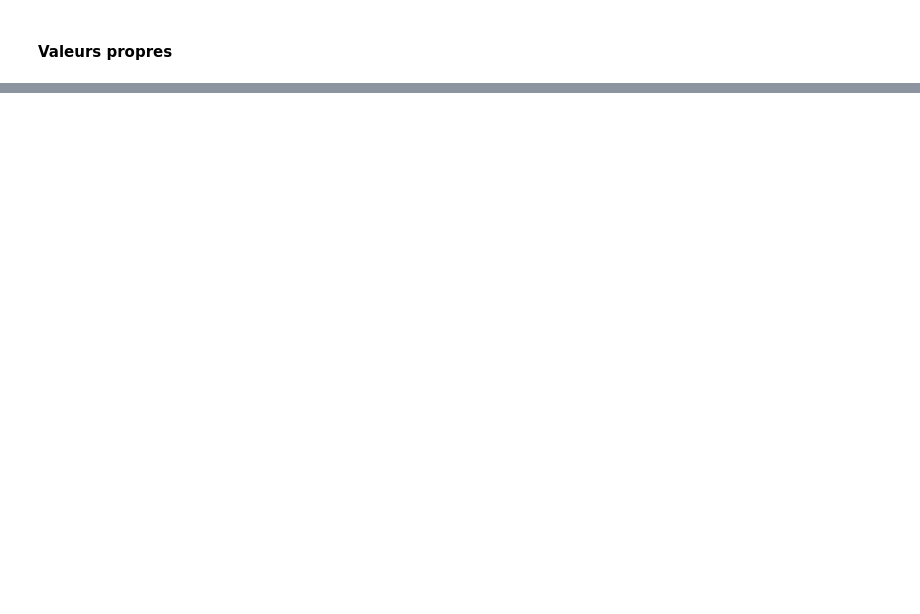
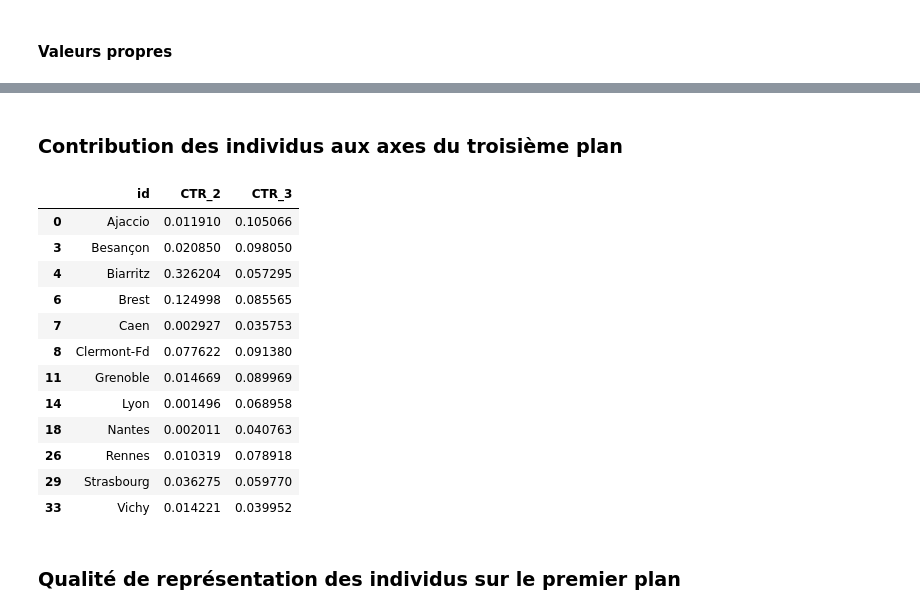
Before and after one commit to Asmaa213/ACP_Typologie_Villes, a Jupyter notebook: acp.ipynb, the cells around one changed output, grey strips where cells are left out. Drawn from its saved outputs; the diff is of its cells as text; code cells hidden in the pictures; blank space fills up the shorter version.

```diff
--- a/acp.ipynb
+++ b/acp.ipynb
@@ -807,0 +283,29 @@ df_ctr_variables[df_ctr_variables['COS2_2'] > df_ctr_variables['COS2_2'].mean()]
+# %% [markdown]
+<h3>Contribution des individus aux axes du troisième plan</h3>
+# %%
+#Contributions des individus aux axes du troisième plan
+ctr = coord**2
+for j in range(31):
+    ctr[:,j] = ctr[:,j]/(31*val_p[j])
+
+df_ctr_cp2cp3 = pd.DataFrame({'id':data.index,'CTR_2':ctr[:,1],'CTR_3':ctr[:,2]})
+#Garder les individus interprétables du premier axe du troisième plan
+df_ctr_cp2cp3[df_ctr_cp2cp3['CTR_2'] > df_ctr_cp2cp3.CTR_2.mean()]
+#Garder les individus interpretable du deuxième axe du troisième plan
+df_ctr_cp2cp3[df_ctr_cp2cp3['CTR_3'] > df_ctr_cp2cp3.CTR_3.mean()]
+# %% [output]
+|  | id | CTR_2 | CTR_3 |
+| 0 | Ajaccio | 0.011910 | 0.105066 |
+| 3 | Besançon | 0.020850 | 0.098050 |
+| 4 | Biarritz | 0.326204 | 0.057295 |
+| 6 | Brest | 0.124998 | 0.085565 |
+| 7 | Caen | 0.002927 | 0.035753 |
+| 8 | Clermont-Fd | 0.077622 | 0.091380 |
+| 11 | Grenoble | 0.014669 | 0.089969 |
+| 14 | Lyon | 0.001496 | 0.068958 |
+| 18 | Nantes | 0.002011 | 0.040763 |
+| 26 | Rennes | 0.010319 | 0.078918 |
+| 29 | Strasbourg | 0.036275 | 0.059770 |
+| 33 | Vichy | 0.014221 | 0.039952 |
+# %% [markdown]
+<h3>Qualité de représentation des individus sur le premier plan</h3>
```
Also changed, not shown: parts of 68 cells of this notebook.
